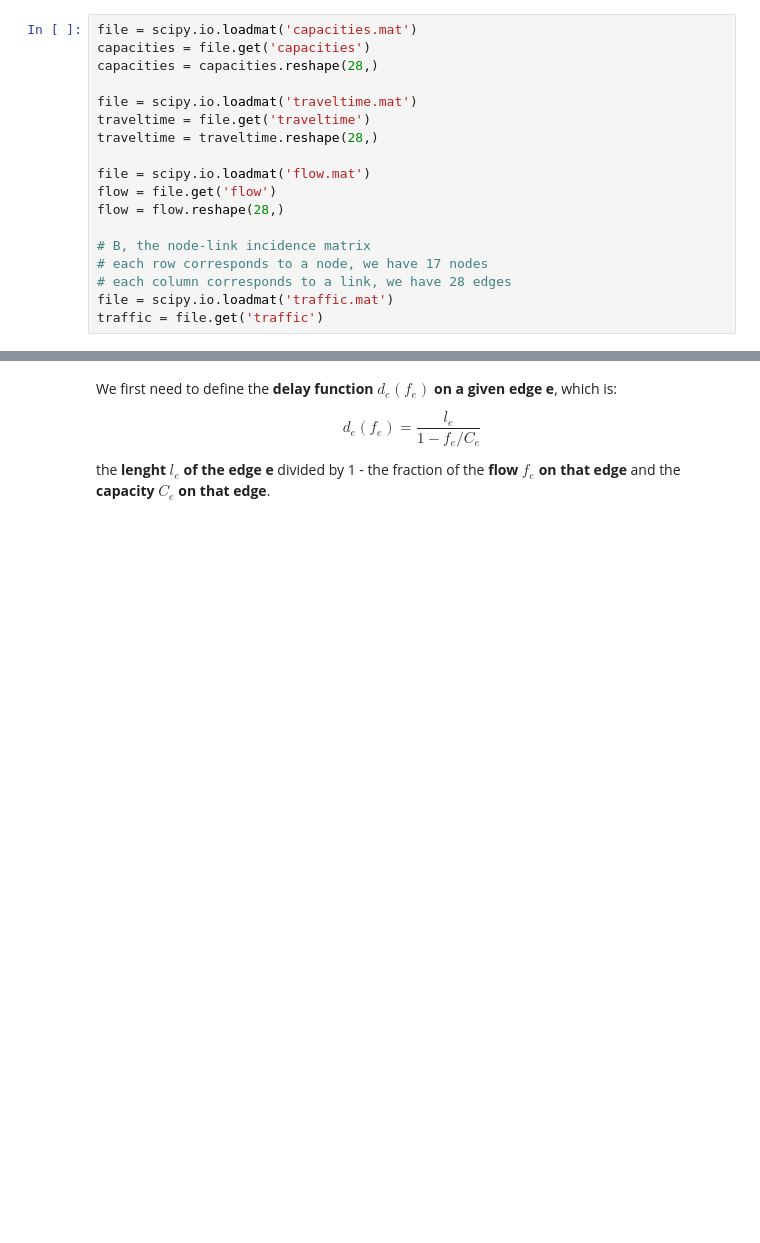
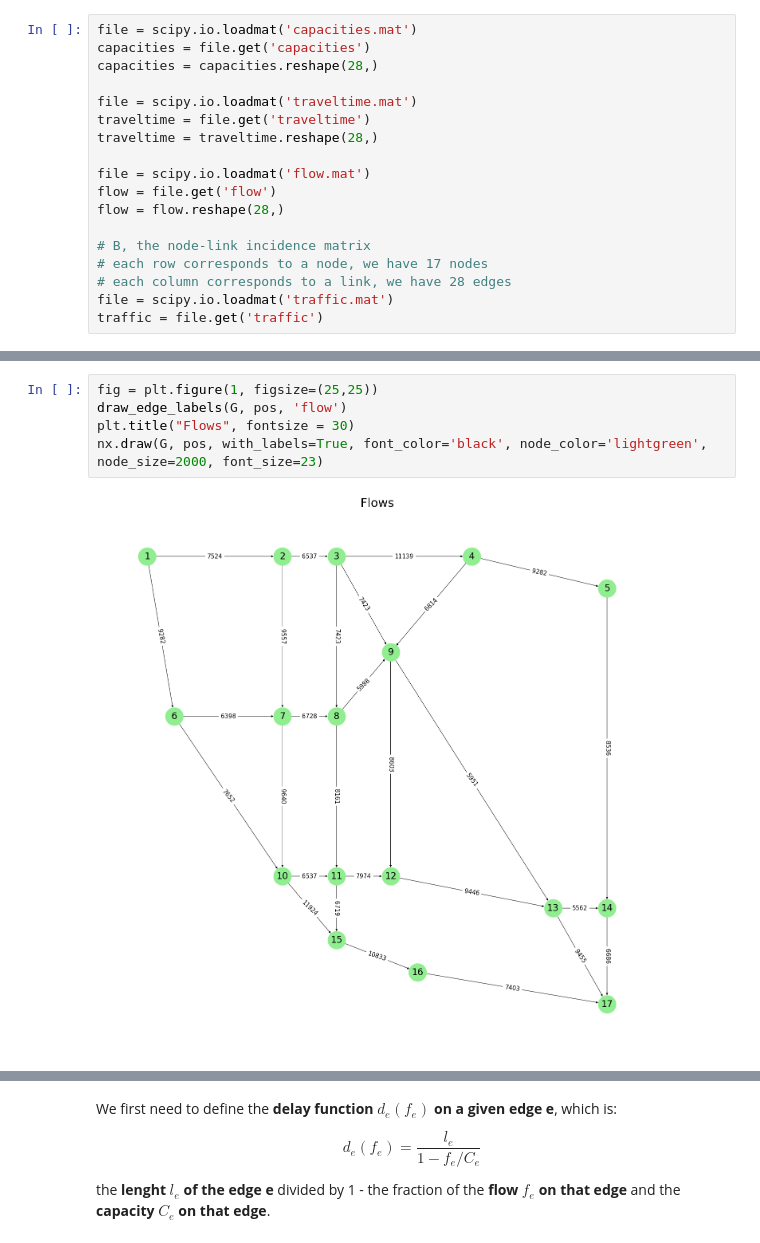
Before and after one commit to fabioeterno/Network_Homework, a Jupyter notebook: Hw1_Ex3.ipynb, the cells around one changed output, grey strips where cells are left out. Saved outputs shown, nothing was run; the diff lists cells and outputs as text; blank space fills up the shorter version.

```diff
--- a/Hw1_Ex3.ipynb
+++ b/Hw1_Ex3.ipynb
@@ -91,0 +105,7 @@ print(capacities)
+# %%
+fig = plt.figure(1, figsize=(25,25))
+draw_edge_labels(G, pos, 'flow')
+plt.title("Flows", fontsize = 30)
+nx.draw(G, pos, with_labels=True, font_color='black', node_color='lightgreen', node_size=2000, font_size=23)
+# %% [output]
+[figure, added]
```
Also changed, not shown: parts of 15 cells of this notebook.
